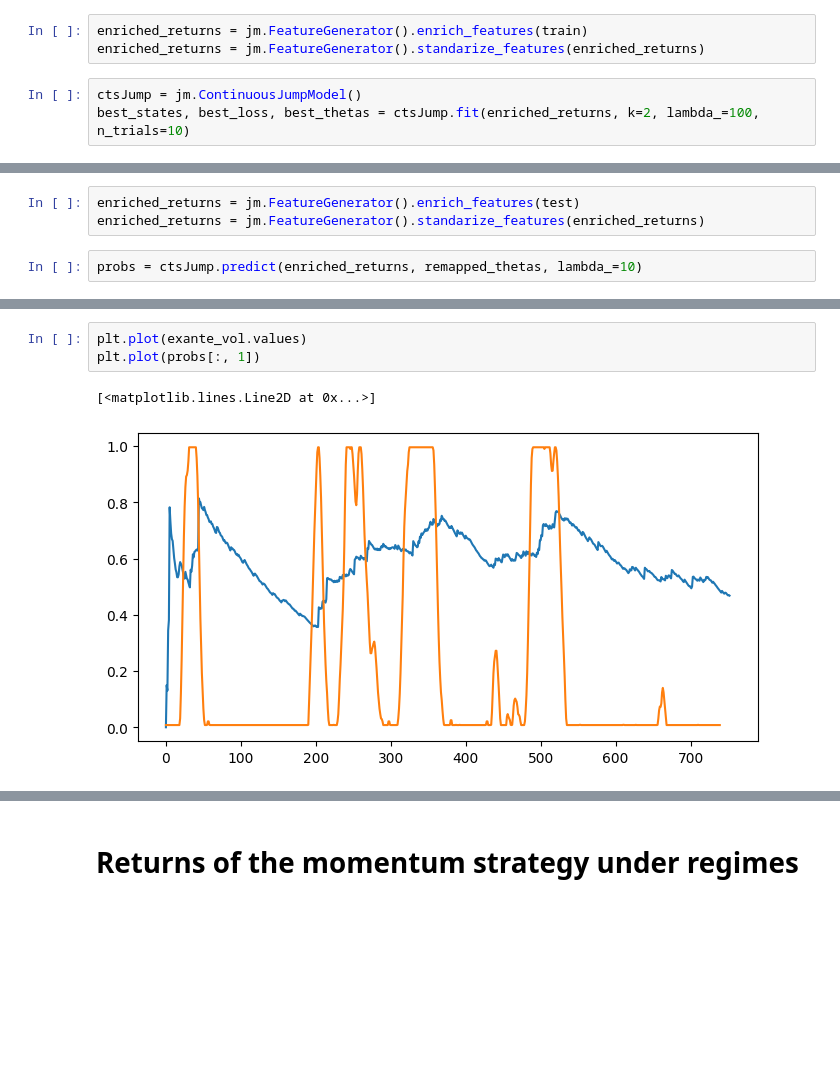
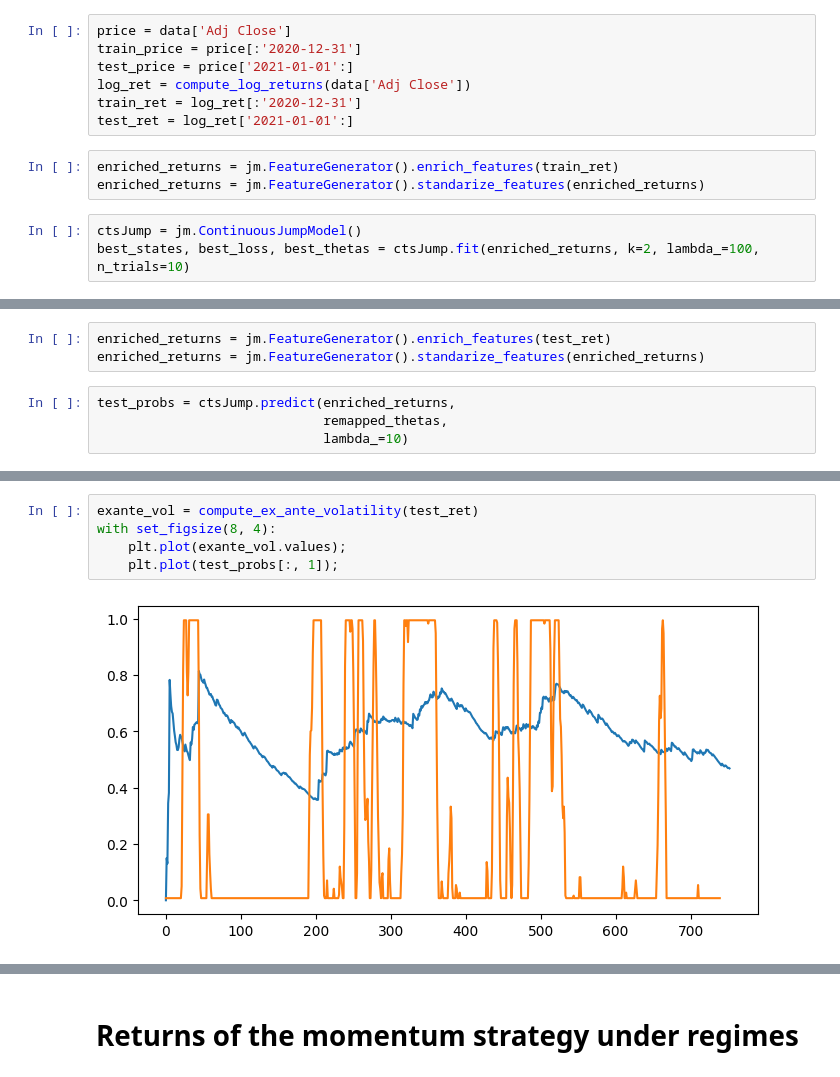
Before and after one commit to YimingZhang07/quantbullet, a Jupyter notebook: docs/research/momentum_dev.ipynb, the cells around one changed output, grey strips where cells are left out. Drawn from its saved outputs; the diff is of its cells as text; blank space fills up the shorter version.

```diff
--- a/docs/research/momentum_dev.ipynb
+++ b/docs/research/momentum_dev.ipynb
@@ -64,5 +55,12 @@ test = log_ret['2021-01-01':]
+# %%
+price = data['Adj Close']
+train_price = price[:'2020-12-31']
+test_price = price['2021-01-01':]
+log_ret = compute_log_returns(data['Adj Close'])
+train_ret = log_ret[:'2020-12-31']
+test_ret = log_ret['2021-01-01':]
 # %%
-enriched_returns = jm.FeatureGenerator().enrich_features(train)
+enriched_returns = jm.FeatureGenerator().enrich_features(train_ret)
 enriched_returns = jm.FeatureGenerator().standarize_features(enriched_returns)
 # %%
 ctsJump = jm.ContinuousJumpModel()
@@ -77,5 +77,7 @@ with set_figsize(8, 4):
 # %%
-enriched_returns = jm.FeatureGenerator().enrich_features(test)
+enriched_returns = jm.FeatureGenerator().enrich_features(test_ret)
 enriched_returns = jm.FeatureGenerator().standarize_features(enriched_returns)
 # %%
-probs = ctsJump.predict(enriched_returns, remapped_thetas, lambda_=10)
+test_probs = ctsJump.predict(enriched_returns,
+                             remapped_thetas,
+                             lambda_=10)
@@ -90,6 +94,7 @@ exante_vol = compute_ex_ante_volatility(test)
 # %%
-plt.plot(exante_vol.values)
-plt.plot(probs[:, 1])
+exante_vol = compute_ex_ante_volatility(test_ret)
+with set_figsize(8, 4):
+    plt.plot(exante_vol.values);
+    plt.plot(test_probs[:, 1]);
 # %% [output]
-[<matplotlib.lines.Line2D at 0x...>]
-[figure, old version]
+[figure, new version]
```
Also changed, not shown: parts of 36 cells of this notebook, 2 other files.
